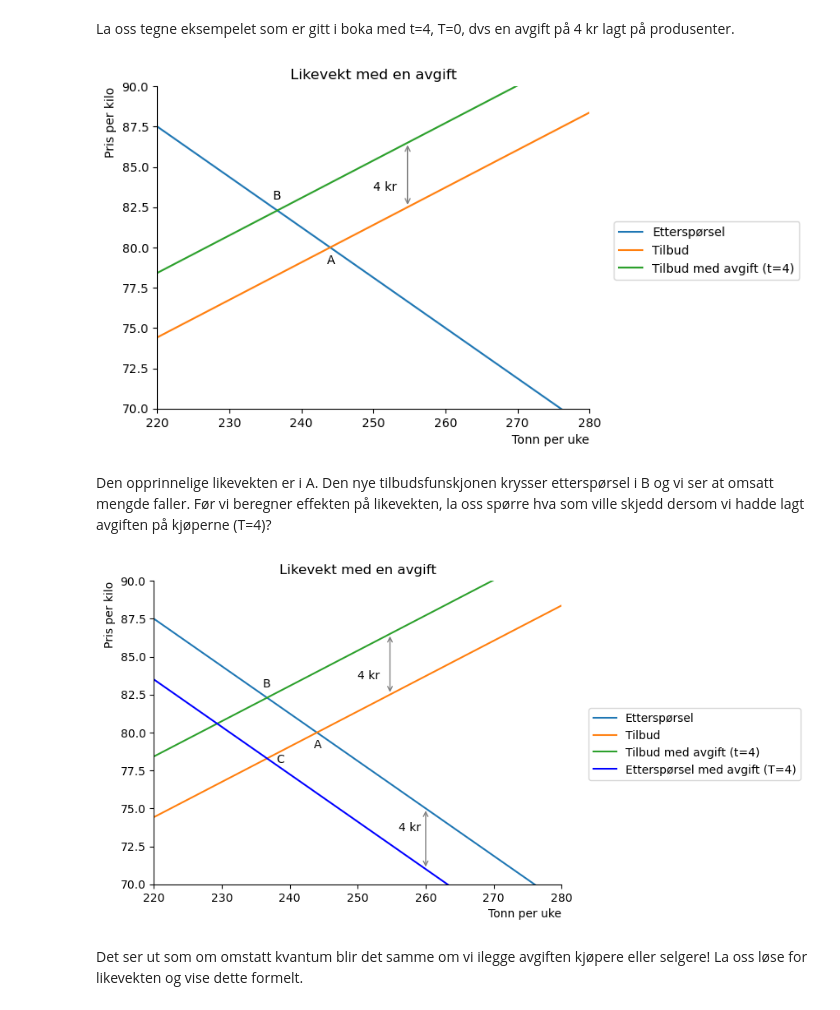
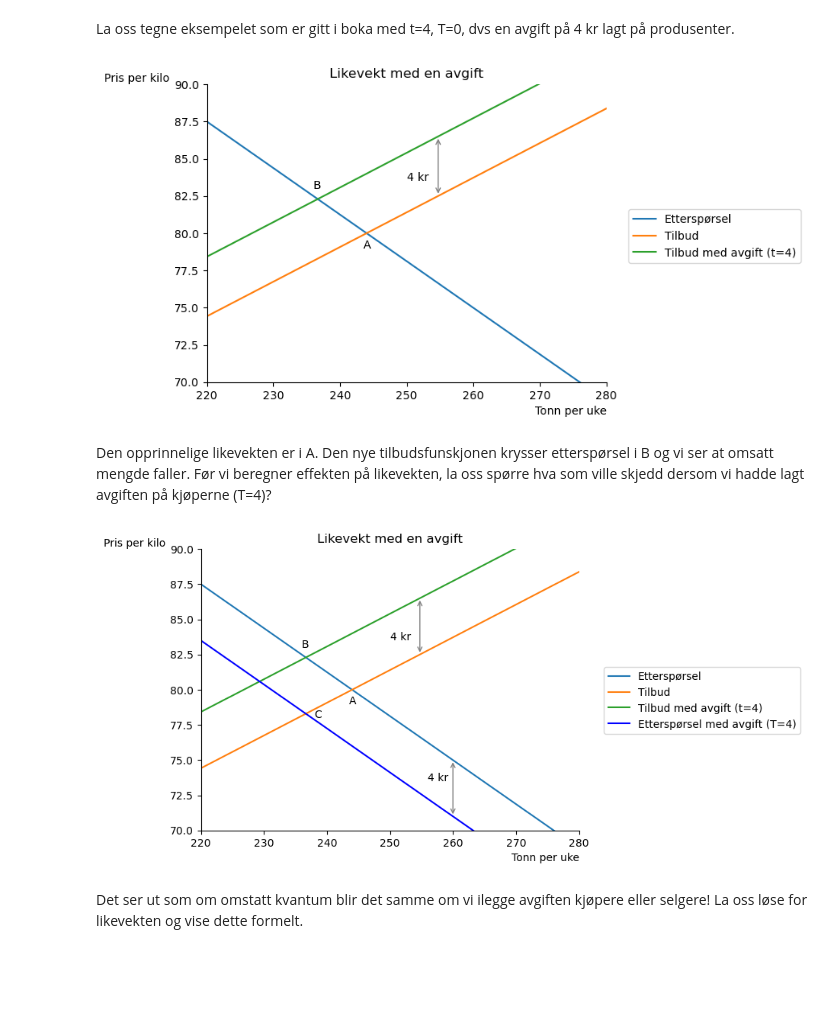
Before and after one commit to uit-sok-1006-v25/sok_1006_notater_v25, a Jupyter notebook: notater forelesning 5.ipynb, the cells around one changed output. Cells and saved outputs as stored; diff of their text form; code cells hidden in the pictures; blank space fills up the shorter version.

```diff
--- a/notater forelesning 5.ipynb
+++ b/notater forelesning 5.ipynb
@@ -64,7 +65,7 @@ p_num=np.linspace(0.1,300,100)
 
 def create_ax():
                 fig, ax = plt.subplots()
-                ax.set_ylabel('Pris per kilo', loc='top')
+                ax.set_ylabel('Pris per kilo', loc='top', rotation = 0)
                 ax.set_xlabel('Tonn per uke', loc='right')
                 ax.set(xlim=(220,280))
                 ax.set(ylim=(70,90))
@@ -72,34 +73,34 @@ def create_ax():
                 ax.spines['right'].set_color('none')
 
                 return fig, ax
 
 fig, ax = create_ax()
 
 # plott funksjonene
 
 ax.plot(x_d(p_num, 0),p_num, label='Etterspørsel')
 
 ax.plot(x_s(p_num, 0),p_num, label='Tilbud')
 ax.plot(x_s(p_num, 4),p_num, label='Tilbud med avgift (t=4)')
 
 # vis avstand mellom linjene
 
 ax.text(250, 83.5, "4 kr")
 
 ax.annotate("", (x_s(82.5,0),82.5), (x_s(86.5,4), 86.5), arrowprops={"arrowstyle":"<->", "color":"gray"})
 
 # Vis likevektskvantum før og etter
 ax.text(243.5, 79, "A")
 ax.text(236, 83, "B")
 
 # tittel
 ax.set_title('Likevekt med en avgift')
 
 #vis navnene utenfor plottet:
 
 ax.legend(bbox_to_anchor=(1.5,0.6));
 # %% [output]
-[figure, old version]
+[figure, new version]
 # %% [markdown]
 Den opprinnelige likevekten er i A. Den nye tilbudsfunskjonen krysser etterspørsel i B og vi ser at omsatt mengde faller. Før vi beregner effekten på likevekten, la oss spørre hva som ville skjedd dersom vi hadde lagt avgiften på kjøperne (T=4)?
 # %%
@@ -112,7 +113,7 @@ ax.annotate("", (x_d(75,0),75), (x_d(71,4), 71), arrowprops={"arrowstyle":"<->",
 ax.legend(bbox_to_anchor=(1.6,0.6))
 fig
 # %% [output]
-[figure, old version]
+[figure, new version]
 # %% [markdown]
 Det ser ut som om omstatt kvantum blir det samme om vi ilegge avgiften kjøpere eller selgere! La oss løse for likevekten og vise dette formelt.
 # %%
```
Also changed, not shown: parts of 18 cells of this notebook.
